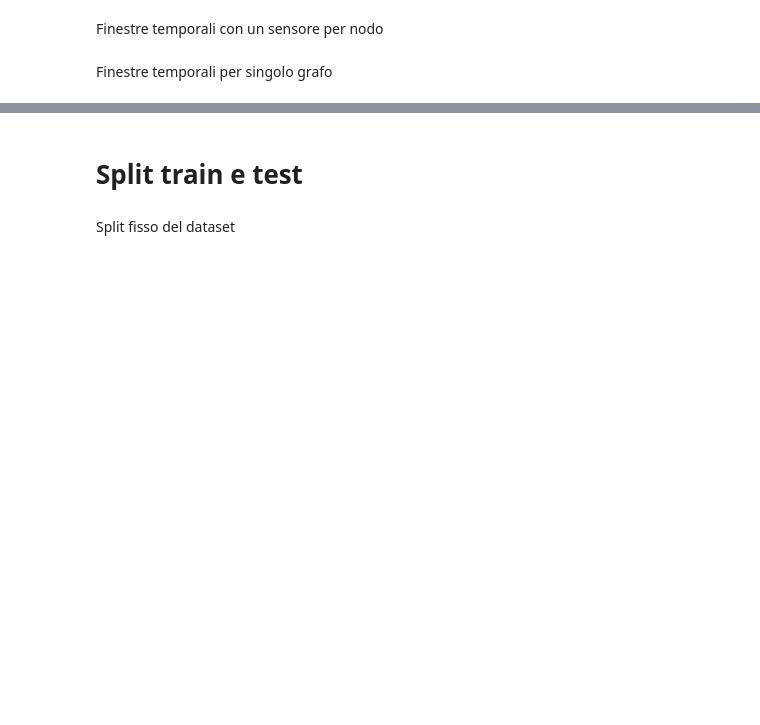
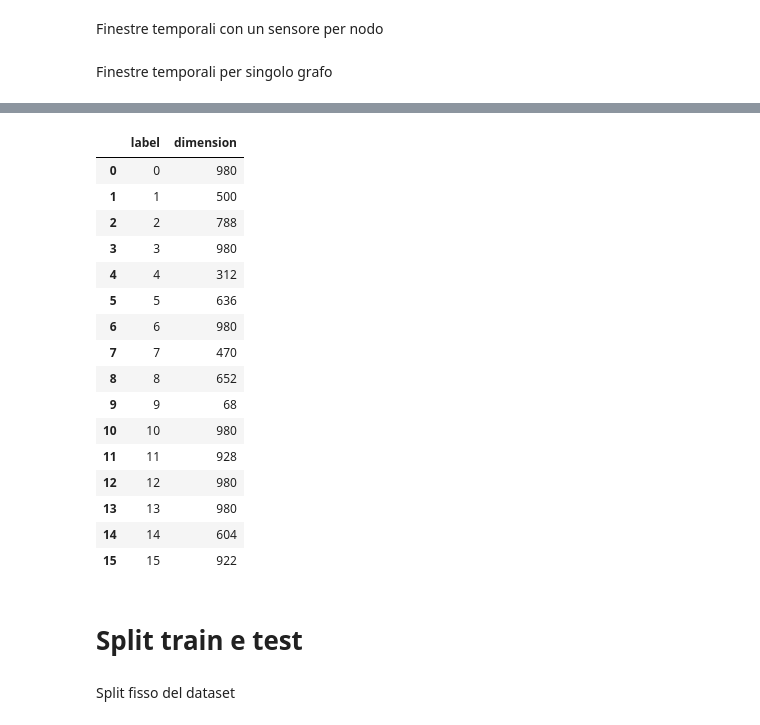
Before and after one commit to martinasalis/ActivityRecognitionGNN, a Jupyter notebook: main.ipynb, the cells around one changed output, grey strips where cells are left out. Cells and saved outputs as stored; diff of their text form; code cells hidden in the pictures; blank space fills up the shorter version.

```diff
--- a/main.ipynb
+++ b/main.ipynb
@@ -1097,3 +1186,62 @@ dim_label
+# %%
+def add_new_data(old_data, new_data, old_data_dim, new_data_dim, max_dim):
+
+  i = 0
+
+  while i < len(old_data_dim):
+
+    tmp = list(filter(lambda x: x.y[0] == old_data_dim.iloc[i].label, old_data))
+
+    if (old_data_dim.iloc[i].dimension + new_data_dim.iloc[i].dimension) <= max_dim:
+      old_data.extend(tmp)
+
+    else:
+      diff = max_dim - old_data_dim.iloc[i].dimension
+
+      if diff > 0:
+        old_data.extend(tmp[0:diff])
+
+    i += 1
+
+  return old_data
+# %%
+old_data = dataset.copy()
+new_data = new_dataset.copy()
+
+added_data = add_new_data(old_data, new_data, dim_label, new_dim_label, dim_label['dimension'].max())
+# %%
+activities = pd.read_csv('drive/MyDrive/CASAS400/activities.csv')['activity_type'].drop_duplicates()
+added_data_dim_label = pd.DataFrame(columns=['label', 'dimension'])
+
+count = 0
+
+for a in activities:
+  count = 0
+  for item in added_data:
+    if item.y[0] == a - 1:
+      count = count + 1
+
+  added_data_dim_label = added_data_dim_label.append({'label': a - 1, 'dimension': count}, ignore_index = True)
+# %%
+added_data_dim_label
+# %% [output]
+|  | label | dimension |
+| 0 | 0 | 980 |
+| 1 | 1 | 500 |
+| 2 | 2 | 788 |
+| 3 | 3 | 980 |
+| 4 | 4 | 312 |
+| 5 | 5 | 636 |
+| 6 | 6 | 980 |
+| 7 | 7 | 470 |
+| 8 | 8 | 652 |
+| 9 | 9 | 68 |
+| 10 | 10 | 980 |
+| 11 | 11 | 928 |
+| 12 | 12 | 980 |
+| 13 | 13 | 980 |
+| 14 | 14 | 604 |
+| 15 | 15 | 922 |
 # %% [markdown]
 # Split train e test
 # %% [markdown]
```
Also changed, not shown: parts of 7 cells of this notebook.
